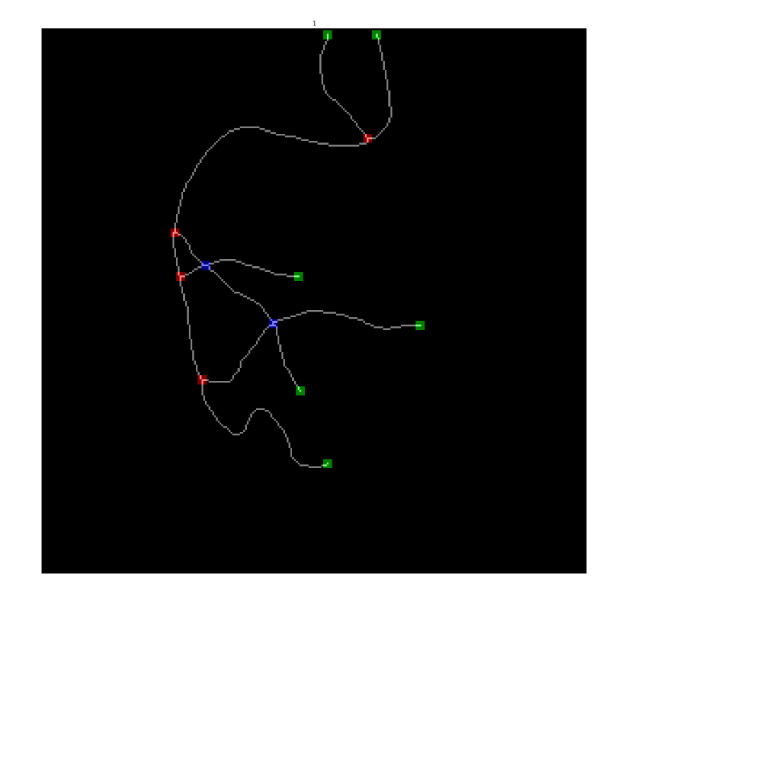
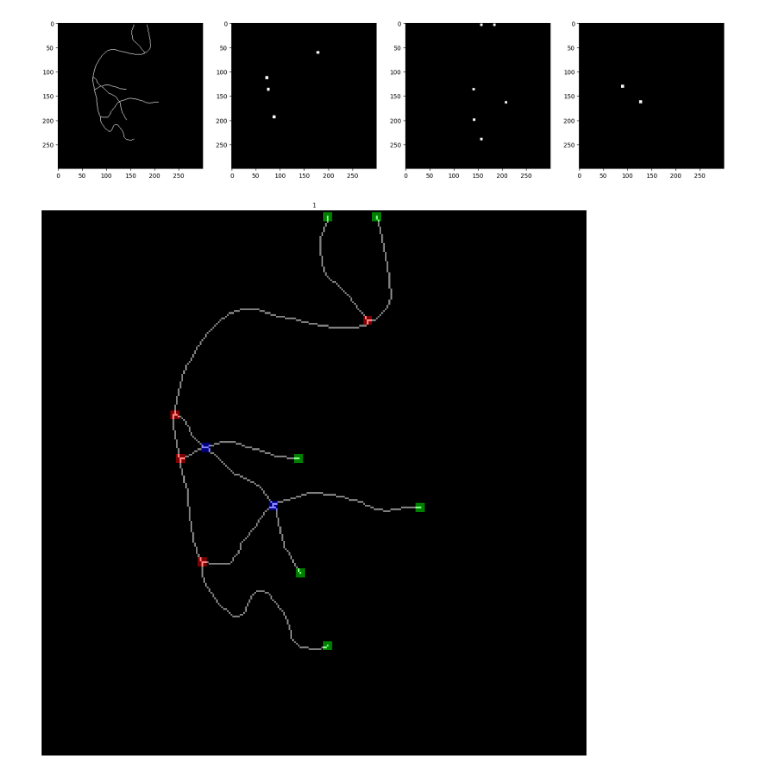
Before and after one commit to JusSolo/Proyecto_1_vision, a Jupyter notebook: Problema2.ipynb, the cells around one changed output. Saved outputs shown, nothing was run; the diff lists cells and outputs as text; code cells hidden in the pictures; blank space fills up the shorter version.

```diff
--- a/Problema2.ipynb
+++ b/Problema2.ipynb
@@ -74,7 +74,7 @@ S2f = np.array((
         [-1,-1, 1],
         [-1, 1,-1],
         [-1,-1,-1]), dtype="int")
-
+se3  = mo.rectangle(5,5)
 def detector(I,S):
     I = I.astype(np.uint8)
     H = I[:,:] *0
@@ -109,6 +131,31 @@ print(np.argwhere(R0 > 0))
  [161 127]
  [163 127]
  [193  88]]
+# %%
+I = plt.imread('database/1_gt.pgm')
+I = I/255
+#I = (ski.color.rgb2gray(I* 255)).astype(np.uint8)
+T = skeletonize(I)
+# Supongamos que R, G y B son imágenes en escala de grises con el mismo tamaño
+R0 = detector(T,S1) + detector(T,S2) + detector(T,S3) + detector(T,S4) # Canal Rojo
+G0 = detector(T,S1f) + detector(T,S2f)    # Canal Verde
+B0, R0 = separarDT(R0,4)
+# colocar puntos
+R = mo.dilation(R0, se3)
+G = mo.dilation(G0, se3)
+B = mo.dilation(B0, se3)
+plt.figure(figsize=(20,20))
+plt.subplot(1,4,1)
+plt.imshow(T,cmap='gray', vmin=0, vmax=1)
+plt.subplot(1,4,2)
+plt.imshow(R,cmap='gray', vmin=0, vmax=1)
+plt.subplot(1,4,3)
+plt.imshow(G,cmap='gray', vmin=0, vmax=1)
+plt.subplot(1,4,4)
+plt.imshow(B,cmap='gray', vmin=0, vmax=1)
+plt.show()
+# %% [output]
+[figure, added]
 # %%
 
 def furcaciones(I):
```
Also changed, not shown: parts of 3 cells of this notebook, 1 other file.
